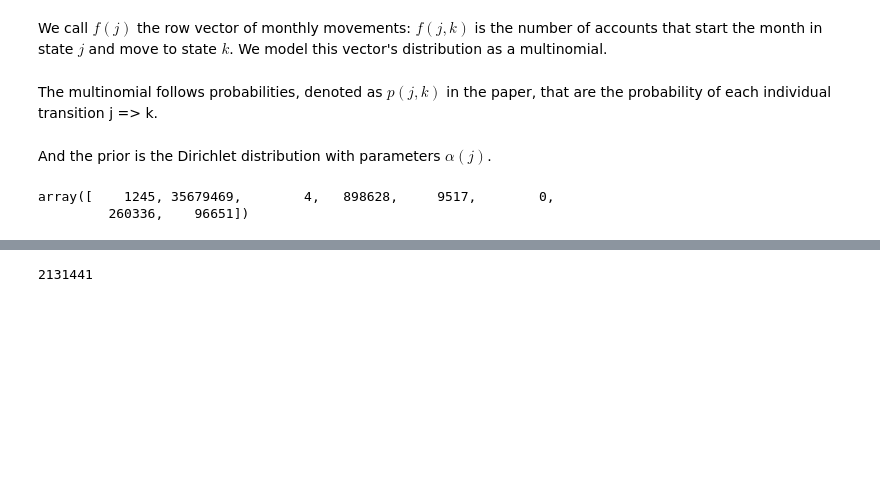
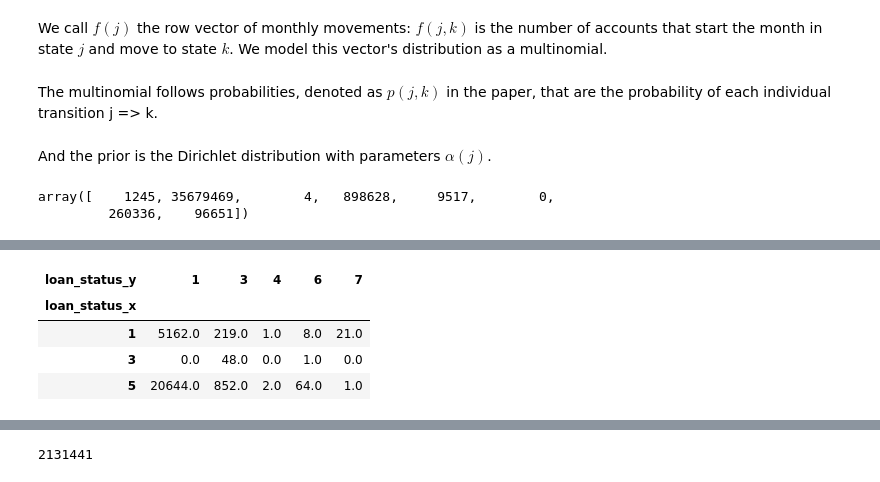
Before and after one commit to basilvetas/lending-club-analysis, a Jupyter notebook: markov-model-new.ipynb, the cells around one changed output, grey strips where cells are left out. Saved outputs shown, nothing was run; the diff lists cells and outputs as text; code cells hidden in the pictures; blank space fills up the shorter version.

```diff
--- a/markov-model-new.ipynb
+++ b/markov-model-new.ipynb
@@ -306,0 +327,8 @@ array([    1245, 35679469,        4,   898628,     9517,        0,
+# %%
+transition_counts_per_month[0]
+# %% [output]
+| loan_status_y | 1 | 3 | 4 | 6 | 7 |
+| loan_status_x |  |  |  |  |  |
+| 1 | 5162.0 | 219.0 | 1.0 | 8.0 | 21.0 |
+| 3 | 0.0 | 48.0 | 0.0 | 1.0 | 0.0 |
+| 5 | 20644.0 | 852.0 | 2.0 | 64.0 | 1.0 |
```
Also changed, not shown: parts of 17 cells of this notebook.
